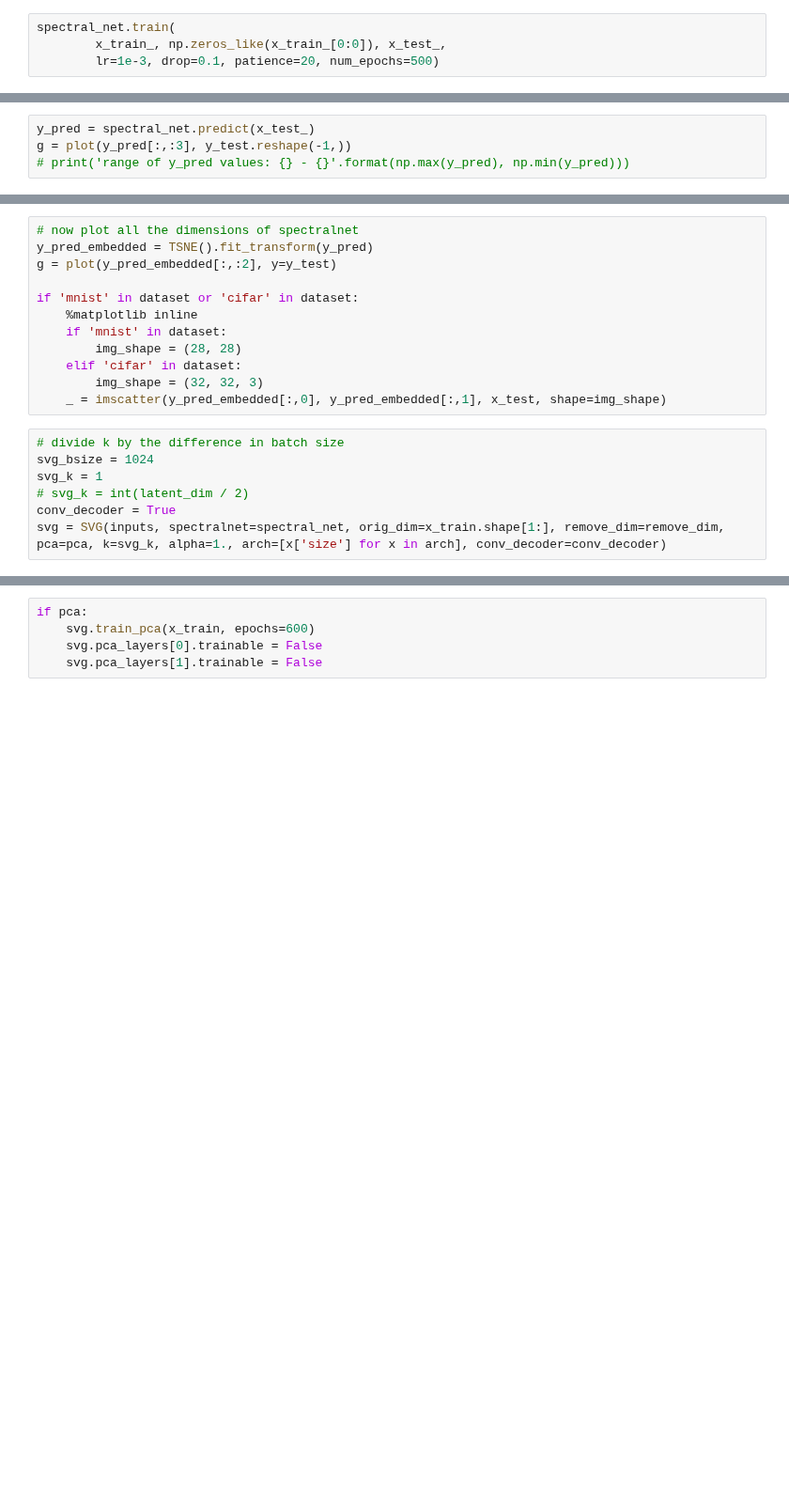
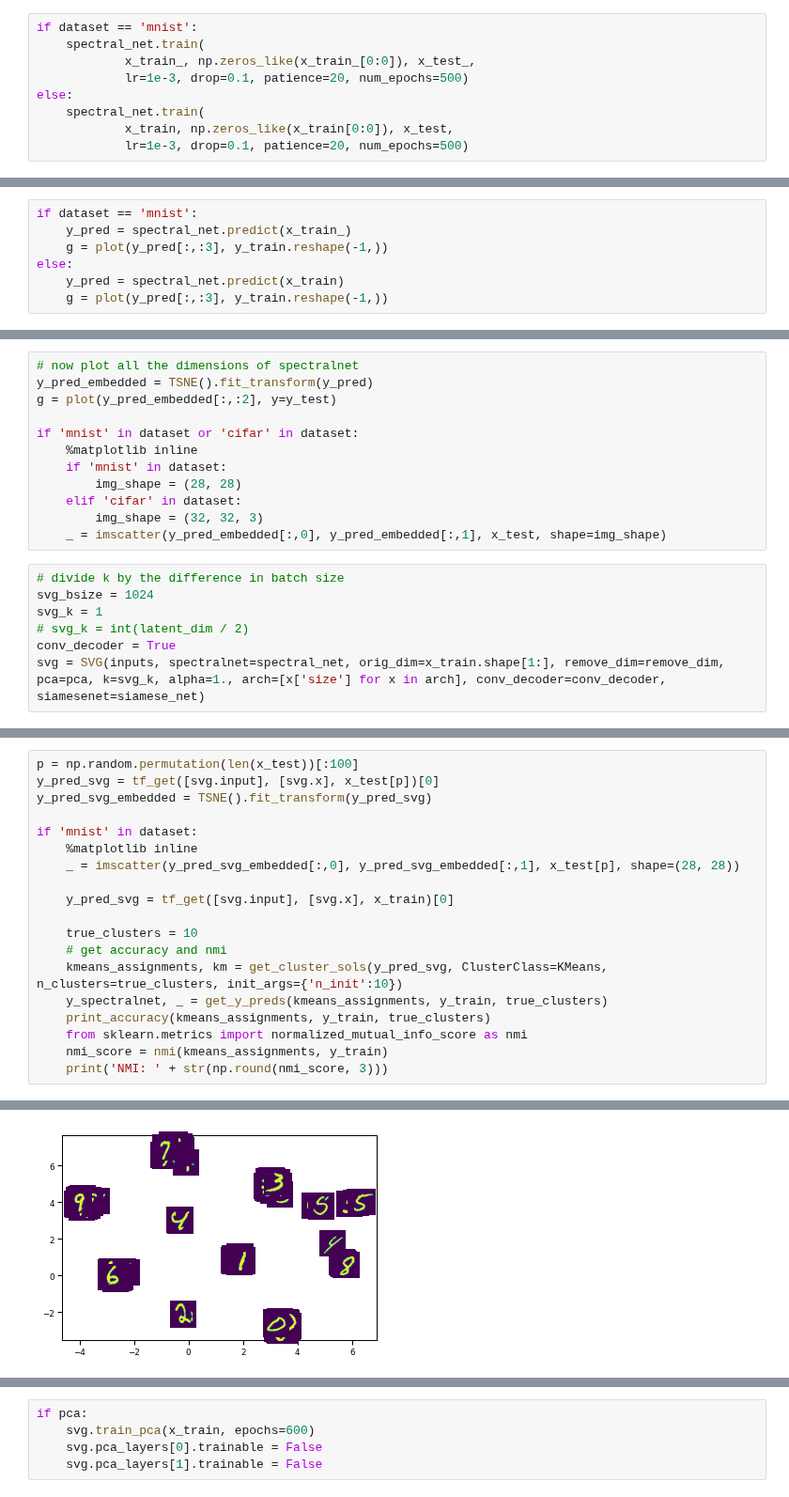
Before and after one commit to lihenryhfl/SpectralVAEGAN, a Jupyter notebook: src/applications/diffusion_vae_conv_spectralnet_full.ipynb, the cells around one changed output, grey strips where cells are left out. Shown at 94% size. Cells and saved outputs as stored; diff of their text form; blank space fills up the shorter version.

```diff
--- a/src/applications/diffusion_vae_conv_spectralnet_full.ipynb
+++ b/src/applications/diffusion_vae_conv_spectralnet_full.ipynb
@@ -1363,5 +1473,10 @@ spectral_net = SpectralNet(inputs=inputs, arch=arch,
 # %%
-spectral_net.train(
-        x_train_, np.zeros_like(x_train_[0:0]), x_test_,
-        lr=1e-3, drop=0.1, patience=20, num_epochs=500)
+if dataset == 'mnist':
+    spectral_net.train(
+            x_train_, np.zeros_like(x_train_[0:0]), x_test_,
+            lr=1e-3, drop=0.1, patience=20, num_epochs=500)
+else:
+    spectral_net.train(
+            x_train, np.zeros_like(x_train[0:0]), x_test,
+            lr=1e-3, drop=0.1, patience=20, num_epochs=500)
 # %% [output]
@@ -1402,4 +1499,0 @@ STOPPING EARLY
-# %%
-y_pred = spectral_net.predict(x_test_)
-g = plot(y_pred[:,:3], y_test.reshape(-1,))
-# print('range of y_pred values: {} - {}'.format(np.max(y_pred), np.min(y_pred)))
@@ -1411,0 +1500,7 @@ ValueError: 'c' argument has 10000 elements, which is not acceptable for use wit
+# %%
+if dataset == 'mnist':
+    y_pred = spectral_net.predict(x_train_)
+    g = plot(y_pred[:,:3], y_train.reshape(-1,))
+else:
+    y_pred = spectral_net.predict(x_train)
+    g = plot(y_pred[:,:3], y_train.reshape(-1,))
@@ -1463,4 +1564,4 @@ svg_bsize = 1024
 svg_k = 1
 # svg_k = int(latent_dim / 2)
 conv_decoder = True
-svg = SVG(inputs, spectralnet=spectral_net, orig_dim=x_train.shape[1:], remove_dim=remove_dim, pca=pca, k=svg_k, alpha=1., arch=[x['size'] for x in arch], conv_decoder=conv_decoder)
+svg = SVG(inputs, spectralnet=spectral_net, orig_dim=x_train.shape[1:], remove_dim=remove_dim, pca=pca, k=svg_k, alpha=1., arch=[x['size'] for x in arch], conv_decoder=conv_decoder, siamesenet=siamese_net)
@@ -1466,0 +1583,20 @@ svg = SVG(inputs, spectralnet=spectral_net, orig_dim=x_train.shape[1:], remove_d
+# %%
+p = np.random.permutation(len(x_test))[:100]
+y_pred_svg = tf_get([svg.input], [svg.x], x_test[p])[0]
+y_pred_svg_embedded = TSNE().fit_transform(y_pred_svg)
+
+if 'mnist' in dataset:
+    %matplotlib inline
+    _ = imscatter(y_pred_svg_embedded[:,0], y_pred_svg_embedded[:,1], x_test[p], shape=(28, 28))
+
+    y_pred_svg = tf_get([svg.input], [svg.x], x_train)[0]
+
+    true_clusters = 10
+    # get accuracy and nmi
+    kmeans_assignments, km = get_cluster_sols(y_pred_svg, ClusterClass=KMeans, n_clusters=true_clusters, init_args={'n_init':10})
+    y_spectralnet, _ = get_y_preds(kmeans_assignments, y_train, true_clusters)
+    print_accuracy(kmeans_assignments, y_train, true_clusters)
+    from sklearn.metrics import normalized_mutual_info_score as nmi
+    nmi_score = nmi(kmeans_assignments, y_train)
+    print('NMI: ' + str(np.round(nmi_score, 3)))
+# %% [output]
@@ -1467 +1616,2 @@ svg = SVG(inputs, spectralnet=spectral_net, orig_dim=x_train.shape[1:], remove_d
+[figure, added]
 # %%
```
Also changed, not shown: parts of 20 cells of this notebook, 1 other file.
